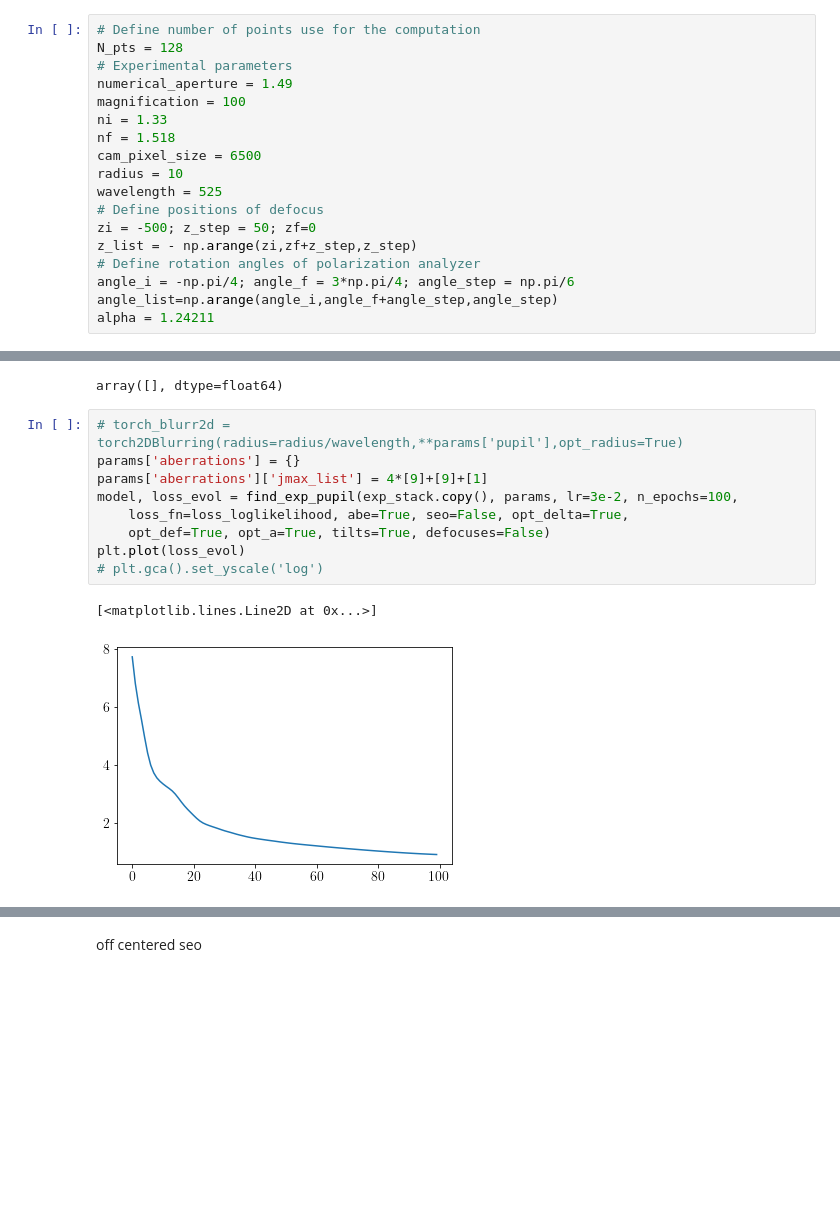
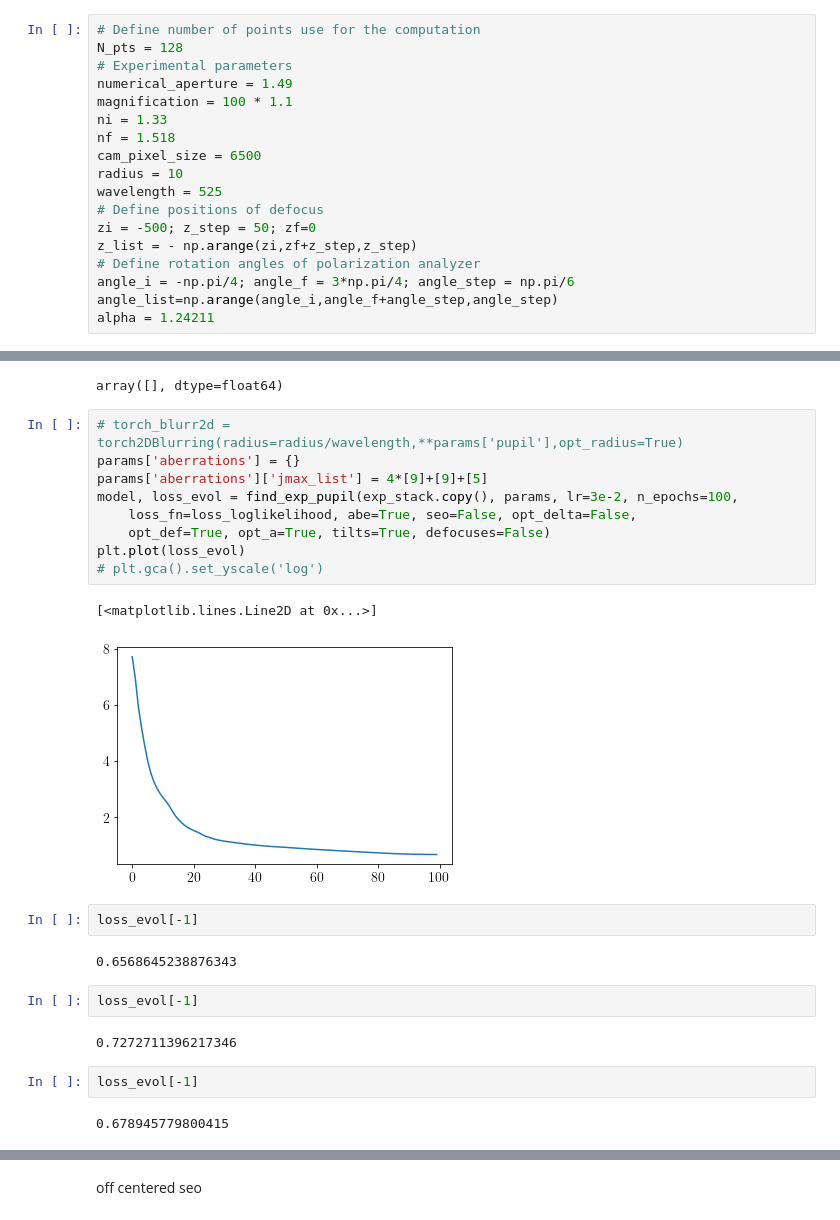
Before and after one commit to rodguti90/pyPSFstack, a Jupyter notebook: retrieval_exp_stack.ipynb, the cells around one changed output, grey strips where cells are left out. Saved outputs shown, nothing was run; the diff lists cells and outputs as text; blank space fills up the shorter version.

```diff
--- a/retrieval_exp_stack.ipynb
+++ b/retrieval_exp_stack.ipynb
@@ -68,7 +68,7 @@ plt.rc('figure', titlesize=MEDIUM_SIZE)  # fontsize of the figure title
 N_pts = 128
 # Experimental parameters
 numerical_aperture = 1.49
-magnification = 100
+magnification = 100 * 1.1
 ni = 1.33
 nf = 1.518
 cam_pixel_size = 6500
@@ -286,15 +286,27 @@ array([], dtype=float64)
 # %%
 # torch_blurr2d = torch2DBlurring(radius=radius/wavelength,**params['pupil'],opt_radius=True)
 params['aberrations'] = {}
-params['aberrations']['jmax_list'] = 4*[9]+[9]+[1]
+params['aberrations']['jmax_list'] = 4*[9]+[9]+[5]
 model, loss_evol = find_exp_pupil(exp_stack.copy(), params, lr=3e-2, n_epochs=100,
-    loss_fn=loss_loglikelihood, abe=True, seo=False, opt_delta=True,
+    loss_fn=loss_loglikelihood, abe=True, seo=False, opt_delta=False,
     opt_def=True, opt_a=True, tilts=True, defocuses=False)
 plt.plot(loss_evol)
 # plt.gca().set_yscale('log')
 # %% [output]
 [<matplotlib.lines.Line2D at 0x...>]
-[figure, old version]
+[figure, new version]
+# %%
+loss_evol[-1]
+# %% [output]
+0.6568645238876343
+# %%
+loss_evol[-1]
+# %% [output]
+0.7272711396217346
+# %%
+loss_evol[-1]
+# %% [output]
+0.678945779800415
 # %%
 ret_pupil_params = get_pupils_param_dict(model)
 abe = ApodizedUnitary(**params['pupil'],
```
Also changed, not shown: parts of 10 cells of this notebook.
